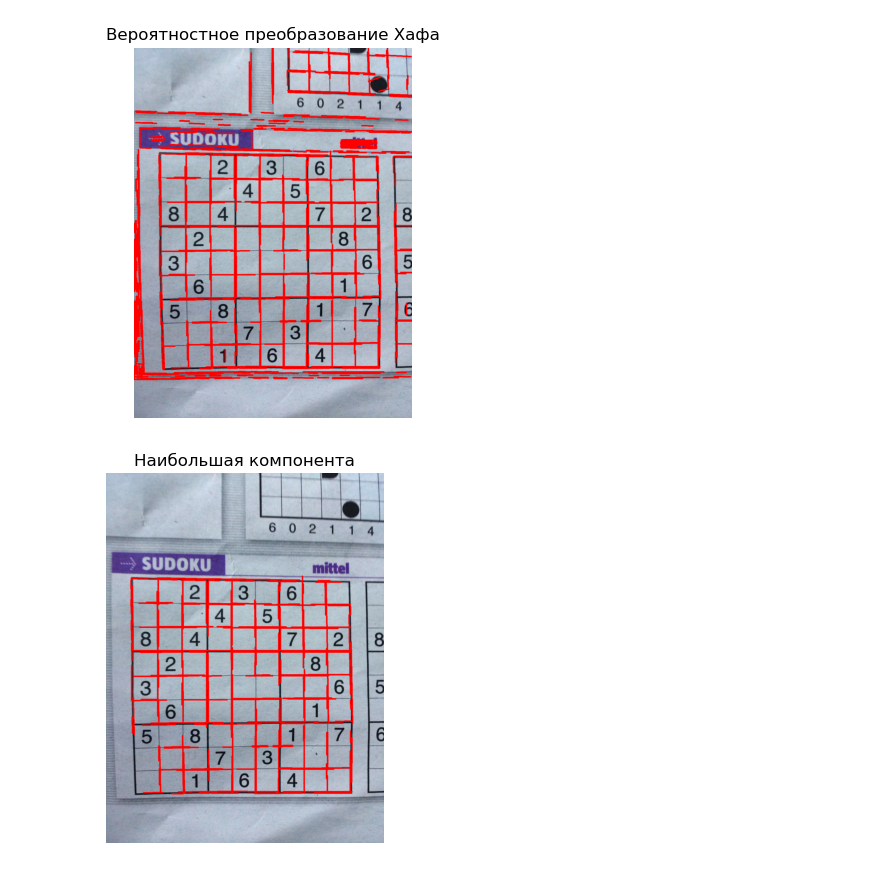
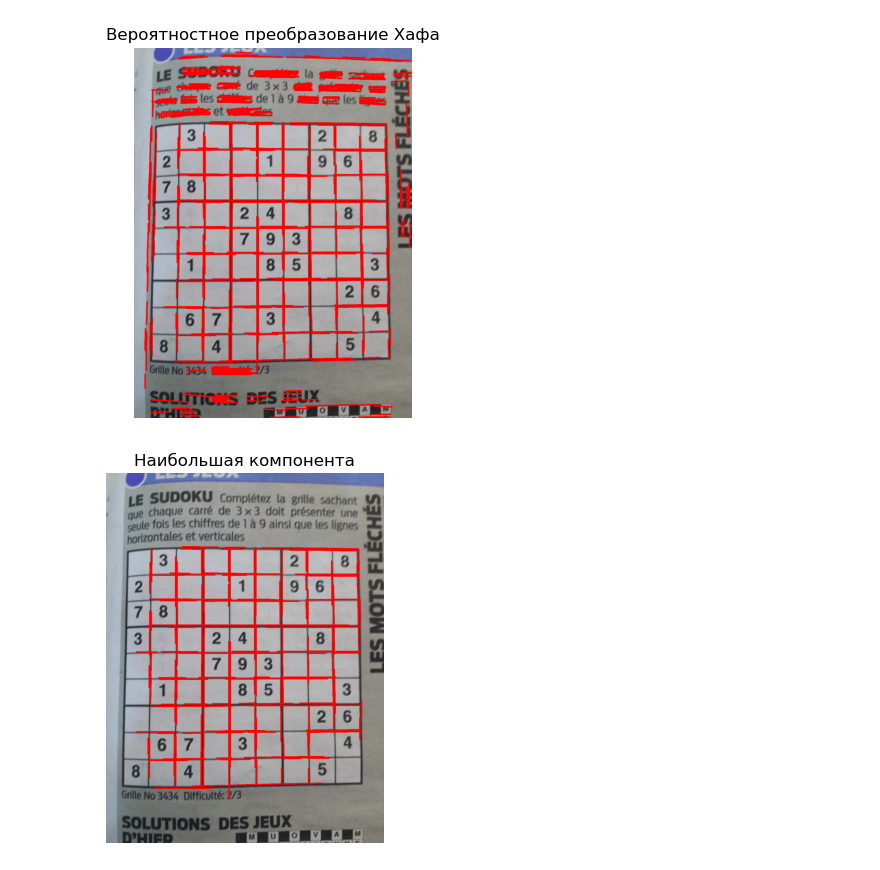
Before and after one commit to black-boomerang/sudoku_solver, a Jupyter notebook: grid_detection.ipynb, the cells around one changed output. Drawn from its saved outputs; the diff is of its cells as text; code cells hidden in the pictures.

Commit message:
updated detection

```diff
--- a/grid_detection.ipynb
+++ b/grid_detection.ipynb
@@ -9,6 +9,6 @@ from utils import show_image
 
 warnings.filterwarnings('ignore')
 # %%
-image = cv.imread('sudoku_dataset/datasets/v2_test/image1024.jpg')
-h_lines, v_lines = detect_grid(image, show_steps=True, bin_threshold=3)
+image = cv.imread('sudoku_dataset/datasets/v2_test/image1080.jpg')
+h_lines, v_lines = detect_grid(image, show_steps=True, bin_threshold=1.5)
 # %% [output]
@@ -16,2 +16,2 @@ h_lines, v_lines = detect_grid(image, show_steps=True, bin_threshold=3)
-[figure, old version]
+[figure, new version]
-[figure, old version]
+[figure, new version]
```
Also changed, not shown: parts of 4 cells of this notebook, 3 other files.
